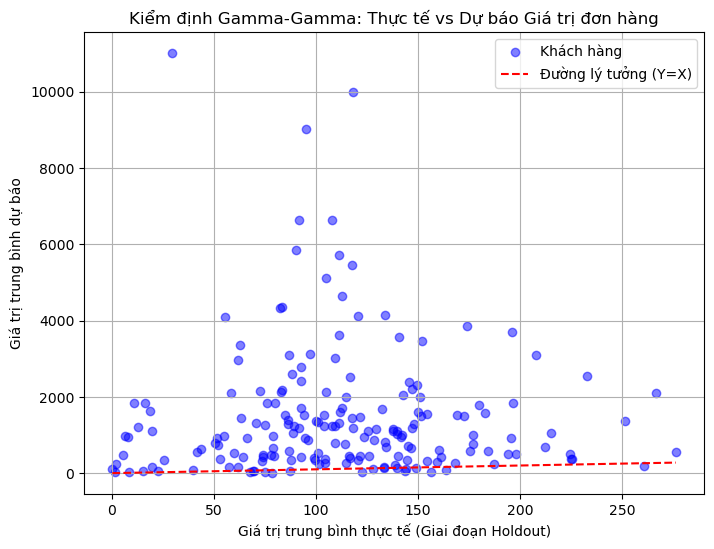
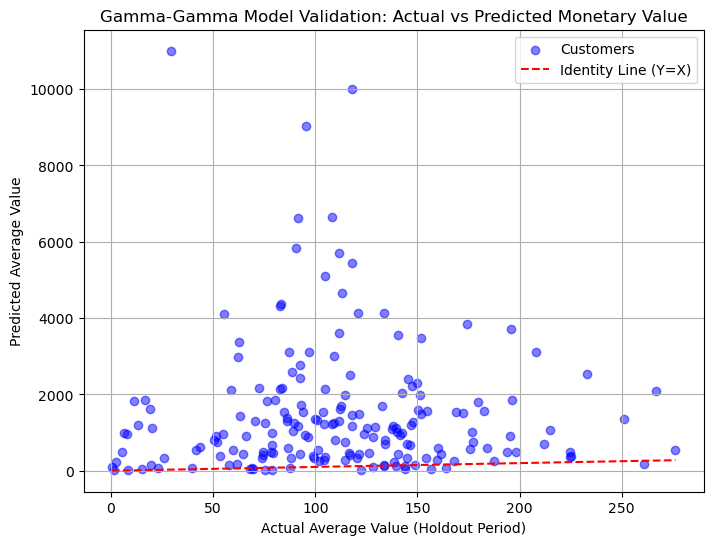
The notebook cell's code change between the first figure and the second:
--- before
+++ after
@@ -1,4 +1,8 @@
+from sklearn.metrics import mean_absolute_error, mean_squared_error
+import numpy as np
+import matplotlib.pyplot as plt
+
 # 1. Dự báo giá trị trung bình trên tập kiểm định (Holdout)
-# Dự báo dựa trên hành vi ở giai đoạn Calibration để so sánh với kết quả thực tế ở Holdout
+# Tính toán giá trị trung bình kỳ vọng dựa trên dữ liệu từ giai đoạn huấn luyện (Calibration)
 expected_monetary = ggf.conditional_expected_average_profit(
     summary_cal_holdout['frequency_cal'],
@@ -6,10 +10,12 @@
 )
 
-# 2. Lọc những khách hàng thực sự có phát sinh giao dịch ở giai đoạn Holdout để kiểm định
+# 2. Lọc dữ liệu để kiểm định
+# Chỉ giữ lại những khách hàng có giao dịch ở cả hai giai đoạn Calibration và Holdout
+# Điều này đảm bảo chúng ta có giá trị thực tế (Actual) để so sánh với dự báo (Predicted)
 mask = (summary_cal_holdout['frequency_holdout'] > 0) & (summary_cal_holdout['frequency_cal'] > 0)
 actual_monetary = summary_cal_holdout.loc[mask, 'monetary_value_holdout']
 predicted_monetary = expected_monetary[mask]
 
-# 3. Tính toán sai số MAE và RMSE cho giá trị tiền tệ
+# 3. Tính toán các chỉ số sai số (MAE và RMSE)
 mae_gg = mean_absolute_error(actual_monetary, predicted_monetary)
 rmse_gg = np.sqrt(mean_squared_error(actual_monetary, predicted_monetary))
@@ -19,13 +25,18 @@
 print(f"Root Mean Squared Error (RMSE): {rmse_gg:.2f}")
 
-# 4. Trực quan hóa so sánh Thực tế vs Dự báo
+# 4. Trực quan hóa kết quả kiểm định
 plt.figure(figsize=(8, 6))
-plt.scatter(actual_monetary, predicted_monetary, color='blue', alpha=0.5, label='Khách hàng')
+
+# Vẽ biểu đồ phân tán (Scatter plot) thể hiện từng khách hàng
+plt.scatter(actual_monetary, predicted_monetary, color='blue', alpha=0.5, label='Customers')
+
+# Vẽ đường lý tưởng Y = X (nơi dự báo bằng chính xác thực tế)
 plt.plot([actual_monetary.min(), actual_monetary.max()], 
          [actual_monetary.min(), actual_monetary.max()], 
-         color='red', linestyle='--', label='Đường lý tưởng (Y=X)')
-plt.xlabel('Giá trị trung bình thực tế (Giai đoạn Holdout)')
-plt.ylabel('Giá trị trung bình dự báo')
-plt.title('Kiểm định Gamma-Gamma: Thực tế vs Dự báo Giá trị đơn hàng')
+         color='red', linestyle='--', label='Identity Line (Y=X)')
+
+plt.xlabel('Actual Average Value (Holdout Period)')
+plt.ylabel('Predicted Average Value')
+plt.title('Gamma-Gamma Model Validation: Actual vs Predicted Monetary Value')
 plt.legend()
 plt.grid(True)

Commit: kết quả xấu